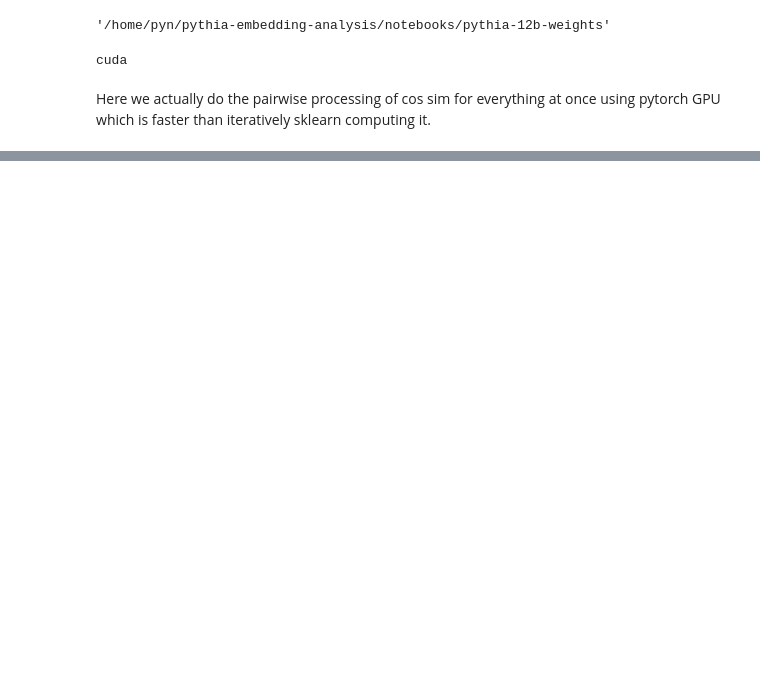
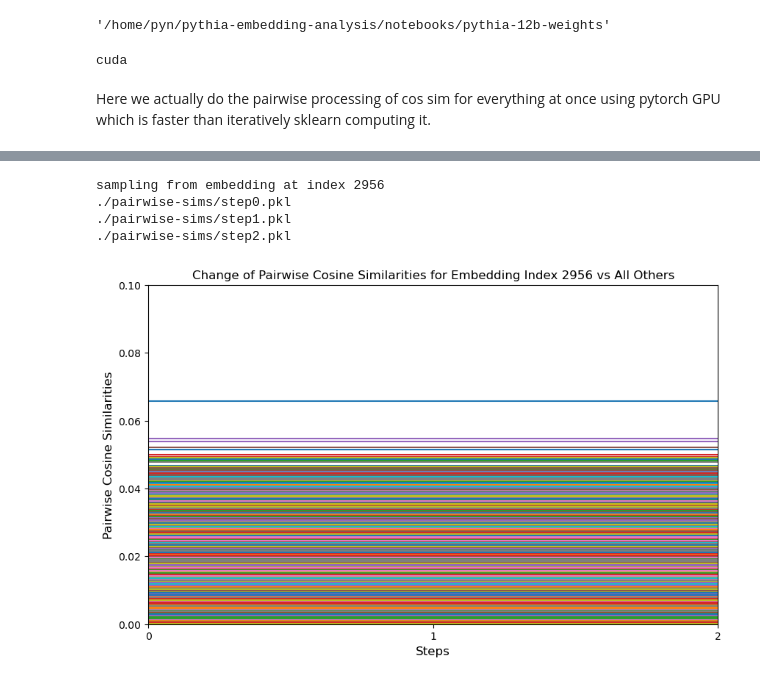
Before and after one commit to Clyde013/pythia-embedding-analysis, a Jupyter notebook: notebooks/embed_pairwise_cos_sims.ipynb, the cells around one changed output, grey strips where cells are left out. Cells and saved outputs as stored; diff of their text form; code cells hidden in the pictures; blank space fills up the shorter version.

Commit message:
Add pairwise cos sim vis across train steps

```diff
--- a/notebooks/embed_pairwise_cos_sims.ipynb
+++ b/notebooks/embed_pairwise_cos_sims.ipynb
@@ -54,4 +58,4 @@ for filename in files:
             sim_matrix, norms = sim_matrix.to('cpu'), norms.to('cpu')
             outfile_name = f"./pairwise-sims/{step_idx}.pkl"
             with open(outfile_name, "wb") as outfile:
-                pickle.dump((sim_matrix, norms), outfile)
+                pickle.dump((sim_matrix.numpy(), norms.numpy()), outfile)
@@ -60,11 +63,0 @@ Helper function to read the pickle file we dumped.
-# %%
-import pickle
-import os
-dir = './pairwise-sims/'
-
-for filename in os.listdir(dir):
-    filepath = os.path.join(dir, filename)
-    print(filepath)
-    with open(filepath, 'rb') as infile:
-        sim_matrix, norms = pickle.load(infile)
-        print(sim_matrix, norms)
@@ -70,0 +70,66 @@ for filename in os.listdir(dir):
+# %%
+import pickle
+import os
+import re
+import numpy as np
+
+import matplotlib.pyplot as plt
+from matplotlib.collections import LineCollection
+
+fig, ax = plt.subplots(figsize=(10, 6))
+y = []
+x = []
+
+dir = './pairwise-sims/'
+subsample_idx = np.random.randint(0, 50688, 1)
+print(f'sampling from embedding at index {subsample_idx[0]}')
+
+# files are not necessarily listed in increasing step order, so do a little
+# magic to sort them integer-aly
+files = os.listdir(dir)
+files.sort(key = lambda x: int(re.findall(r'\d+', x)[0]))
+
+for filename in files:
+    # this will be the x axis
+    step_num = re.findall(r'\d+', filename)[0]
+    x.append(int(step_num))
+
+    filepath = os.path.join(dir, filename)
+    print(filepath)
+
+    with open(filepath, 'rb') as infile:
+        sim_matrix, norms = pickle.load(infile)
+        # this would be the y axis (after concat and transpose)
+        pairwise_sims = sim_matrix[subsample_idx]
+        y.append(pairwise_sims)
+
+# after this op, y should have shape (n_samples, 50688)
+y = np.concatenate(y, axis=0)
+# remove the self cosine-similarity which will be 1 (or 1.000001 just because)
+y = np.delete(y, subsample_idx, 1)
+
+# set colors for the lines so it isn't a giant blue homogenous rectangle.
+# https://matplotlib.org/gallery/color/color_cycle_default.html
+prop_cycle = plt.rcParams['axes.prop_cycle']
+colors = prop_cycle.by_key()['color']
+
+# use line collection and overly complex code to attach x coords to the list of y values
+x_temp = np.broadcast_to(x, y.T.shape)
+segments = LineCollection(np.array(list(zip(x_temp, y.T))).swapaxes(1,2), colors=colors)
+ax.add_collection(segments)
+
+plt.xticks(ticks=x)
+# change this lim as necessary
+ax.set_ylim(0,0.1)
+# Label the axes
+ax.set_xlabel('Steps', fontsize=12)
+ax.set_ylabel('Pairwise Cosine Similarities', fontsize=12)
+ax.set_title(f'Change of Pairwise Cosine Similarities for Embedding Index {subsample_idx[0]} vs All Others')
+
+plt.show()
+# %% [output]
+sampling from embedding at index 2956
+./pairwise-sims/step0.pkl
+./pairwise-sims/step1.pkl
+./pairwise-sims/step2.pkl
+[figure, added]
```
Also changed, not shown: parts of 5 cells of this notebook.
